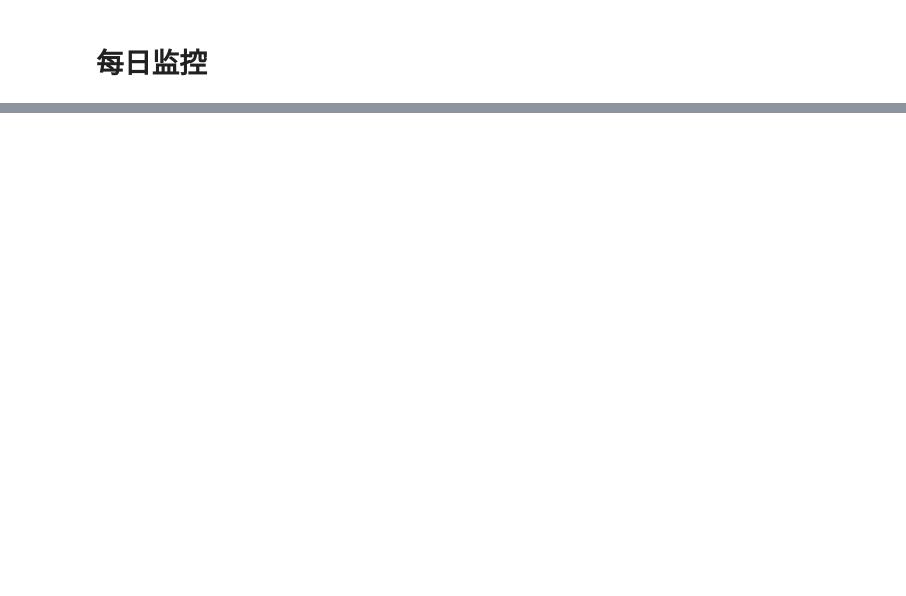
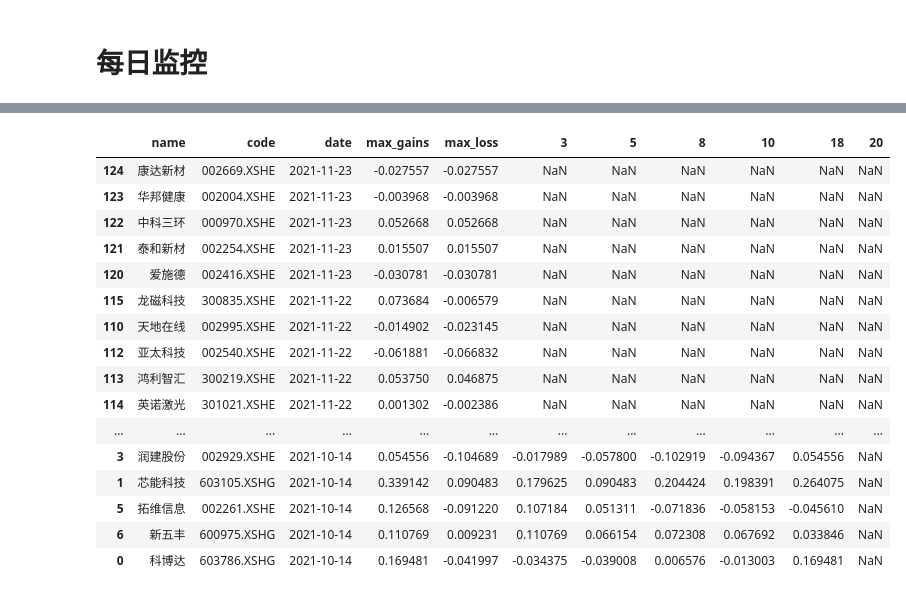
Before and after one commit to zillionare/alpha, a Jupyter notebook: alpha/notebook/【监控】机构调研.ipynb, the cells around one changed output, grey strips where cells are left out. Saved outputs shown, nothing was run; the diff lists cells and outputs as text; code cells hidden in the pictures; blank space fills up the shorter version.

```diff
--- a/alpha/notebook/【监控】机构调研.ipynb
+++ b/alpha/notebook/【监控】机构调研.ipynb
@@ -174,0 +198,34 @@ print("结束一天的机构调研股监控。")
+# %%
+async def evaluate(end=None):
+    results = []
+    end = arrow.get(end).date() if end else arrow.now().date()
+    for name, start in load_pool(filter_aged=False).to_numpy():
+        try:
+            code = name_to_code(name)
+            n = tf.count_day_frames(start, end)
+            if n < 3:
+                continue
+
+            bars = await get_bars(code, n, '1d', end)
+
+            buy = bars[1]["open"]
+            close = bars["close"][2:]
+
+            pmax = max(close)/buy - 1
+            pmin = min(close)/buy - 1
+
+            row = [name, code, start, pmax, pmin]
+            for i in [1, 3, 5, 8, 13, 18]:
+                if i > len(close) - 1:
+                    row.append(np.nan)
+                else:
+                    row.append(close[i]/buy - 1)
+            results.append(row)
+        except Exception:
+            pass
+
+    columns = ["name", "code", "date", "max_gains", "max_loss", "1", "3", "5", "8", "13", "18"]
+    return pd.DataFrame(results, columns=columns)
+
+pd.options.display.max_rows = 120
+df = await evaluate()
@@ -174,0 +244,21 @@ print("结束一天的机构调研股监控。")
+# %%
+pd.options.display.max_rows = 200
+df.sort_values("date",ascending=False)
+# %% [output]
+|  | name | code | date | max_gains | max_loss | 3 | 5 | 8 | 10 | 18 | 20 |
+| 124 | 康达新材 | 002669.XSHE | 2021-11-23 | -0.027557 | -0.027557 | NaN | NaN | NaN | NaN | NaN | NaN |
+| 123 | 华邦健康 | 002004.XSHE | 2021-11-23 | -0.003968 | -0.003968 | NaN | NaN | NaN | NaN | NaN | NaN |
+| 122 | 中科三环 | 000970.XSHE | 2021-11-23 | 0.052668 | 0.052668 | NaN | NaN | NaN | NaN | NaN | NaN |
+| 121 | 泰和新材 | 002254.XSHE | 2021-11-23 | 0.015507 | 0.015507 | NaN | NaN | NaN | NaN | NaN | NaN |
+| 120 | 爱施德 | 002416.XSHE | 2021-11-23 | -0.030781 | -0.030781 | NaN | NaN | NaN | NaN | NaN | NaN |
+| 115 | 龙磁科技 | 300835.XSHE | 2021-11-22 | 0.073684 | -0.006579 | NaN | NaN | NaN | NaN | NaN | NaN |
+| 110 | 天地在线 | 002995.XSHE | 2021-11-22 | -0.014902 | -0.023145 | NaN | NaN | NaN | NaN | NaN | NaN |
+| 112 | 亚太科技 | 002540.XSHE | 2021-11-22 | -0.061881 | -0.066832 | NaN | NaN | NaN | NaN | NaN | NaN |
+| 113 | 鸿利智汇 | 300219.XSHE | 2021-11-22 | 0.053750 | 0.046875 | NaN | NaN | NaN | NaN | NaN | NaN |
+| 114 | 英诺激光 | 301021.XSHE | 2021-11-22 | 0.001302 | -0.002386 | NaN | NaN | NaN | NaN | NaN | NaN |
+| ... | ... | ... | ... | ... | ... | ... | ... | ... | ... | ... | ... |
+| 3 | 润建股份 | 002929.XSHE | 2021-10-14 | 0.054556 | -0.104689 | -0.017989 | -0.057800 | -0.102919 | -0.094367 | 0.054556 | NaN |
+| 1 | 芯能科技 | 603105.XSHG | 2021-10-14 | 0.339142 | 0.090483 | 0.179625 | 0.090483 | 0.204424 | 0.198391 | 0.264075 | NaN |
+| 5 | 拓维信息 | 002261.XSHE | 2021-10-14 | 0.126568 | -0.091220 | 0.107184 | 0.051311 | -0.071836 | -0.058153 | -0.045610 | NaN |
+| 6 | 新五丰 | 600975.XSHG | 2021-10-14 | 0.110769 | 0.009231 | 0.110769 | 0.066154 | 0.072308 | 0.067692 | 0.033846 | NaN |
+| 0 | 科博达 | 603786.XSHG | 2021-10-14 | 0.169481 | -0.041997 | -0.034375 | -0.039008 | 0.006576 | -0.013003 | 0.169481 | NaN |
```
Also changed, not shown: parts of 7 cells of this notebook, 36 other files.
